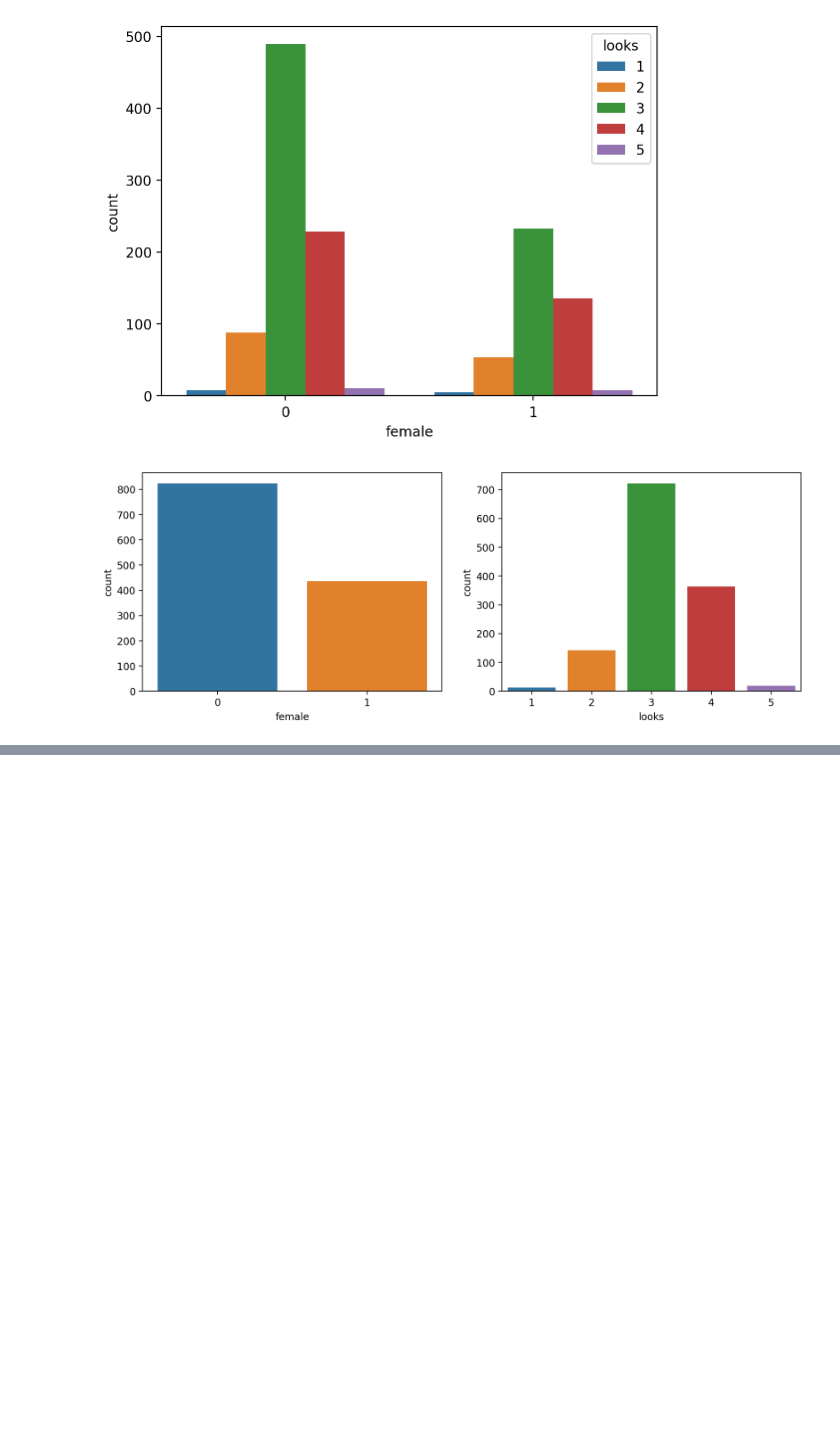
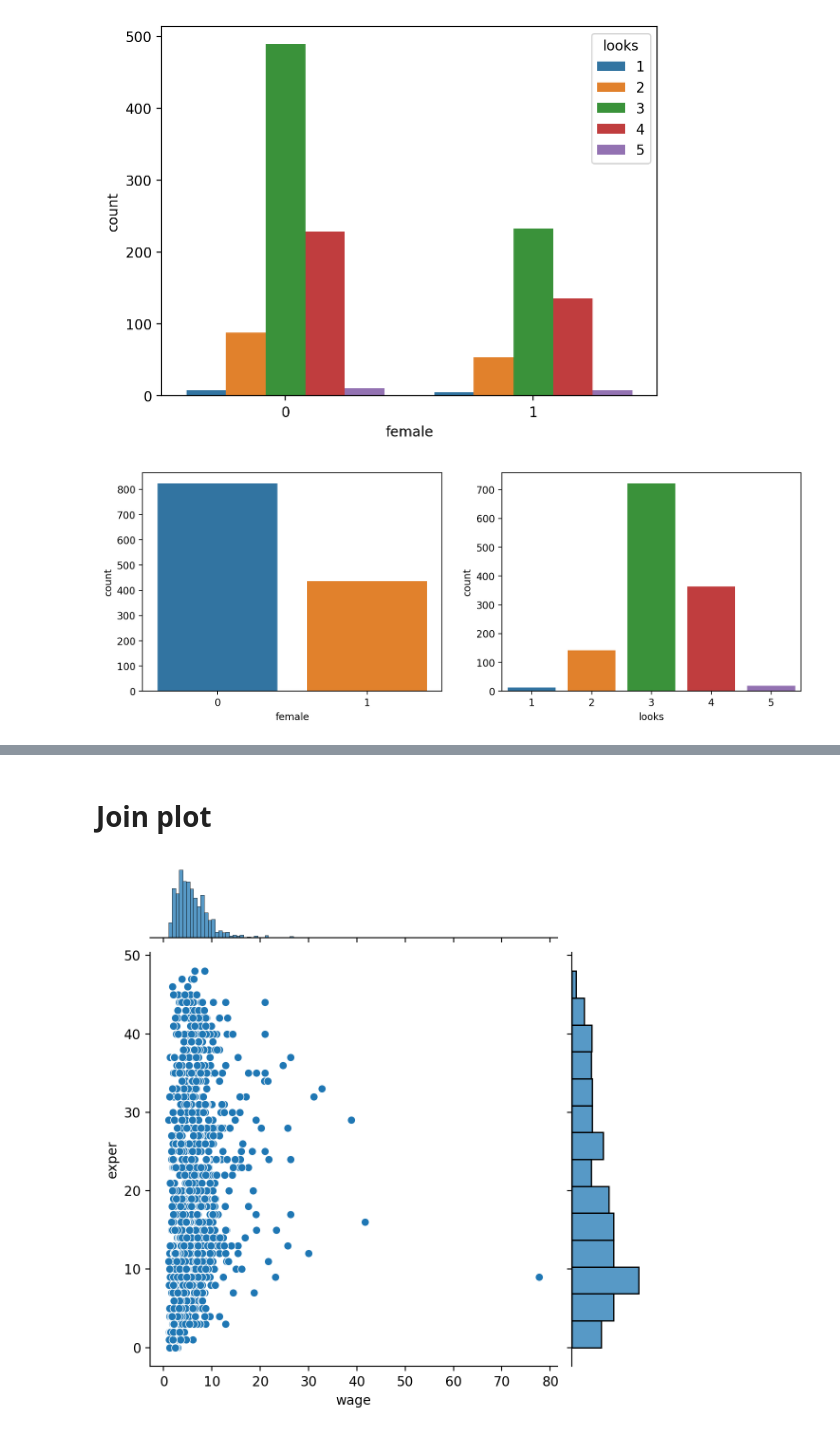
Before and after one commit to nikolay-sobyanin/ML, a Jupyter notebook: visualization/basic.ipynb, the cells around one changed output, grey strips where cells are left out. Cells and saved outputs as stored; diff of their text form; code cells hidden in the pictures; blank space fills up the shorter version.

```diff
--- a/visualization/basic.ipynb
+++ b/visualization/basic.ipynb
@@ -101,0 +120,6 @@ sns.countplot(x='looks', data=df, ax=axes[1]);
+# %% [markdown]
+# Join plot
+# %%
+sns.jointplot(x='wage', y='exper', data=df, kind='scatter');
+# %% [output]
+[figure, added]
```
Also changed, not shown: parts of 10 cells of this notebook.
